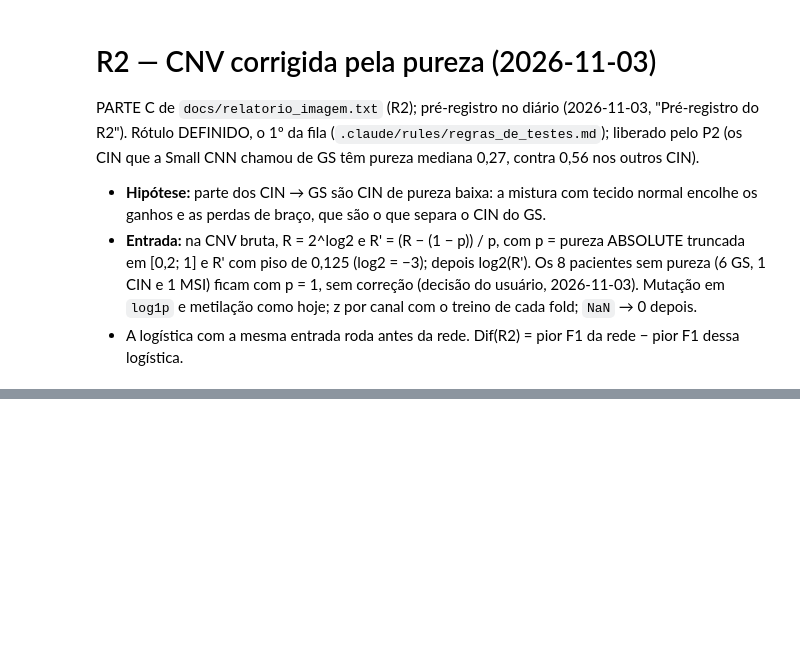
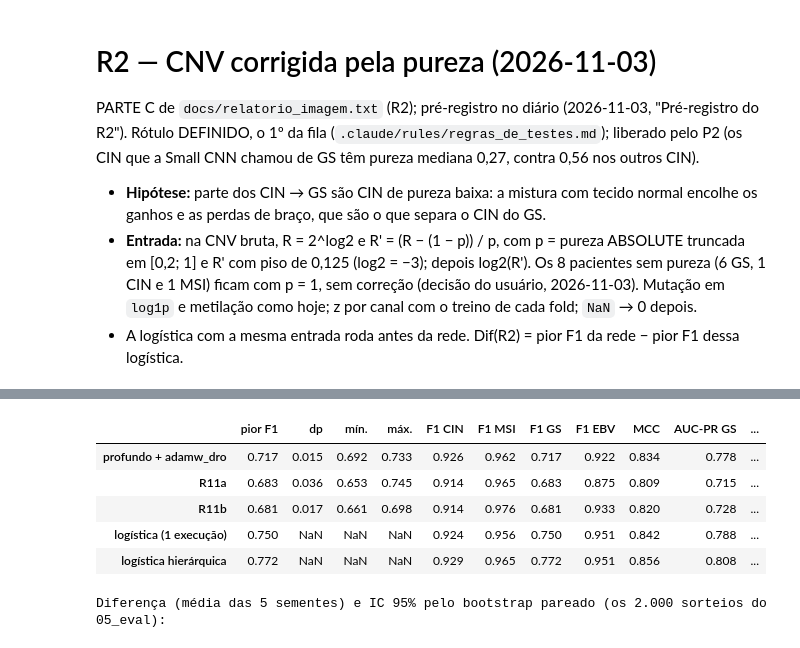
Before and after one commit to leocendino/imagens_de_cg_para_classificacao, a Jupyter notebook: notebooks/04_models.ipynb, the cells around one changed output, grey strips where cells are left out. Cells and saved outputs as stored; diff of their text form; code cells hidden in the pictures; blank space fills up the shorter version.

```diff
--- a/notebooks/04_models.ipynb
+++ b/notebooks/04_models.ipynb
@@ -140,12 +141,13 @@ def small_cnn(entrada, n_classes=4, dropout=0.3, filtros=(16, 32, 64, 64), achat
 
 class F1MacroVal(keras.callbacks.Callback):
     # põe o F1 macro da validação interna nos logs; vem antes do EarlyStopping na lista, que lê o mesmo dicionário
-    def __init__(self, x, y):
+    def __init__(self, x, y, prever=None):
         super().__init__()
         self.x, self.y, self.f1s = x, y, []
+        self.prever = prever or (lambda p: p)  # R11b: combina as duas saídas antes do argmax
 
     def on_epoch_end(self, epoch, logs=None):
-        self.f1s.append(f1_score(self.y, self.model.predict(self.x, verbose=0).argmax(axis=1), average="macro"))
+        self.f1s.append(f1_score(self.y, self.prever(self.model.predict(self.x, verbose=0)).argmax(axis=1), average="macro"))
         logs["val_f1_macro"] = self.f1s[-1]
         log(f"    época {epoch + 1}: perda {logs['loss']:.3f} · F1 macro val {self.f1s[-1]:.3f}", tela=False)
 
@@ -1514,0 +1628,20 @@ pd.DataFrame({n: {m: dif_media(p, m) for m in MET} for n, p in comp2.items()}).T
+# %%
+log("=== R11 ===")
+t0 = time.time()
+P_LOG_H = np.empty((len(y), len(CLASSES)))  # logística hierárquica, antes das redes (mural #61, item 5)
+for k in range(K):
+    arq, te = HIER / f"R11_logistica_fold{k}.csv", fold == k
+    if not arq.exists():
+        log(f"R11 · logística hierárquica · fold {k}")
+        x = padronizar(tensor, padronizacao[k]).reshape(len(y), -1)
+        dois = ~te & (ETAPA2[y] >= 0)  # só os CIN e GS do treino do fold
+        p = combinar(treinar_logistica(x[~te], ETAPA1[y[~te]], x[te], SEED + k),
+                     treinar_logistica(x[dois], ETAPA2[y[dois]], x[te], SEED + k))
+        pd.DataFrame(p, columns=PROBS).assign(amostra=coorte.amostra[te].to_numpy()).to_csv(arq, index=False)
+        del x
+    P_LOG_H[te] = pd.read_csv(arq).set_index("amostra").loc[coorte.amostra[te], PROBS].to_numpy()
+for v in "ab":
+    for s in SEMENTES:
+        log(f"R11{v}: semente {s}")
+        PO[(f"R11{v}", s)] = rodar_o(f"R11{v}", s, {"versao": v}, pasta=HIER, treino=treinar_hier)
+    log(f"R11{v} terminado em {(time.time() - t0) / 60:.0f} min desde o início do R11")
@@ -1514,0 +1666,27 @@ pd.DataFrame({n: {m: dif_media(p, m) for m in MET} for n, p in comp2.items()}).T
+# %%
+V11 = [BASE_R, "R11a", "R11b"]
+tab_h = resumo(V11)
+tab_h["CIN → GS"] = [np.mean([cin_gs(PO[(v, s)]) for s in SEMENTES]) for v in V11] + [cin_gs(P_LOG)]
+tab_h["GS → CIN"] = [np.mean([gs_cin(PO[(v, s)]) for s in SEMENTES]) for v in V11] + [gs_cin(P_LOG)]
+m = {k: float(v) for k, v in painel(confusoes(y, P_LOG_H.argmax(axis=1))[0]).items()}
+tab_h.loc["logística hierárquica"] = pd.Series({"pior F1": m["pior F1"], **{f"F1 {c}": m[f"F1 {c}"] for c in CLASSES},
+                                                "MCC": m["MCC"], "AUC-PR GS": average_precision_score(y == GS, P_LOG_H[:, GS]),
+                                                "CIN → GS": cin_gs(P_LOG_H), "GS → CIN": gs_cin(P_LOG_H)})
+tab_h.to_csv(HIER / "04_models_r11.csv")
+display(tab_h.round(3))
+
+ra, rb, rede_b = [[PO[(n, s)].argmax(axis=1) for s in SEMENTES] for n in ("R11a", "R11b", BASE_R)]
+lh, la = P_LOG_H.argmax(axis=1), P_LOG.argmax(axis=1)
+comp_h = {"R11a − rede base": list(zip(ra, rede_b)), "R11b − rede base": list(zip(rb, rede_b)), "R11a − R11b": list(zip(ra, rb)),
+          "logística hierárquica − logística atual": [(lh, la)],
+          "R11a − logística hierárquica": [(q, lh) for q in ra], "R11b − logística hierárquica": [(q, lh) for q in rb]}
+print("Diferença (média das 5 sementes) e IC 95% pelo bootstrap pareado (os 2.000 sorteios do 05_eval):")
+pd.DataFrame({n: {m: dif_media(p, m) for m in MET} for n, p in comp_h.items()}).T
+# %% [output]
+|  | pior F1 | dp | mín. | máx. | F1 CIN | F1 MSI | F1 GS | F1 EBV | MCC | AUC-PR GS | ... |
+| profundo + adamw_dro | 0.717 | 0.015 | 0.692 | 0.733 | 0.926 | 0.962 | 0.717 | 0.922 | 0.834 | 0.778 | ... |
+| R11a | 0.683 | 0.036 | 0.653 | 0.745 | 0.914 | 0.965 | 0.683 | 0.875 | 0.809 | 0.715 | ... |
+| R11b | 0.681 | 0.017 | 0.661 | 0.698 | 0.914 | 0.976 | 0.681 | 0.933 | 0.820 | 0.728 | ... |
+| logística (1 execução) | 0.750 | NaN | NaN | NaN | 0.924 | 0.956 | 0.750 | 0.951 | 0.842 | 0.788 | ... |
+| logística hierárquica | 0.772 | NaN | NaN | NaN | 0.929 | 0.965 | 0.772 | 0.951 | 0.856 | 0.808 | ... |
+Diferença (média das 5 sementes) e IC 95% pelo bootstrap pareado (os 2.000 sorteios do 05_eval):
```
Also changed, not shown: parts of 19 cells of this notebook, 1 other file.
